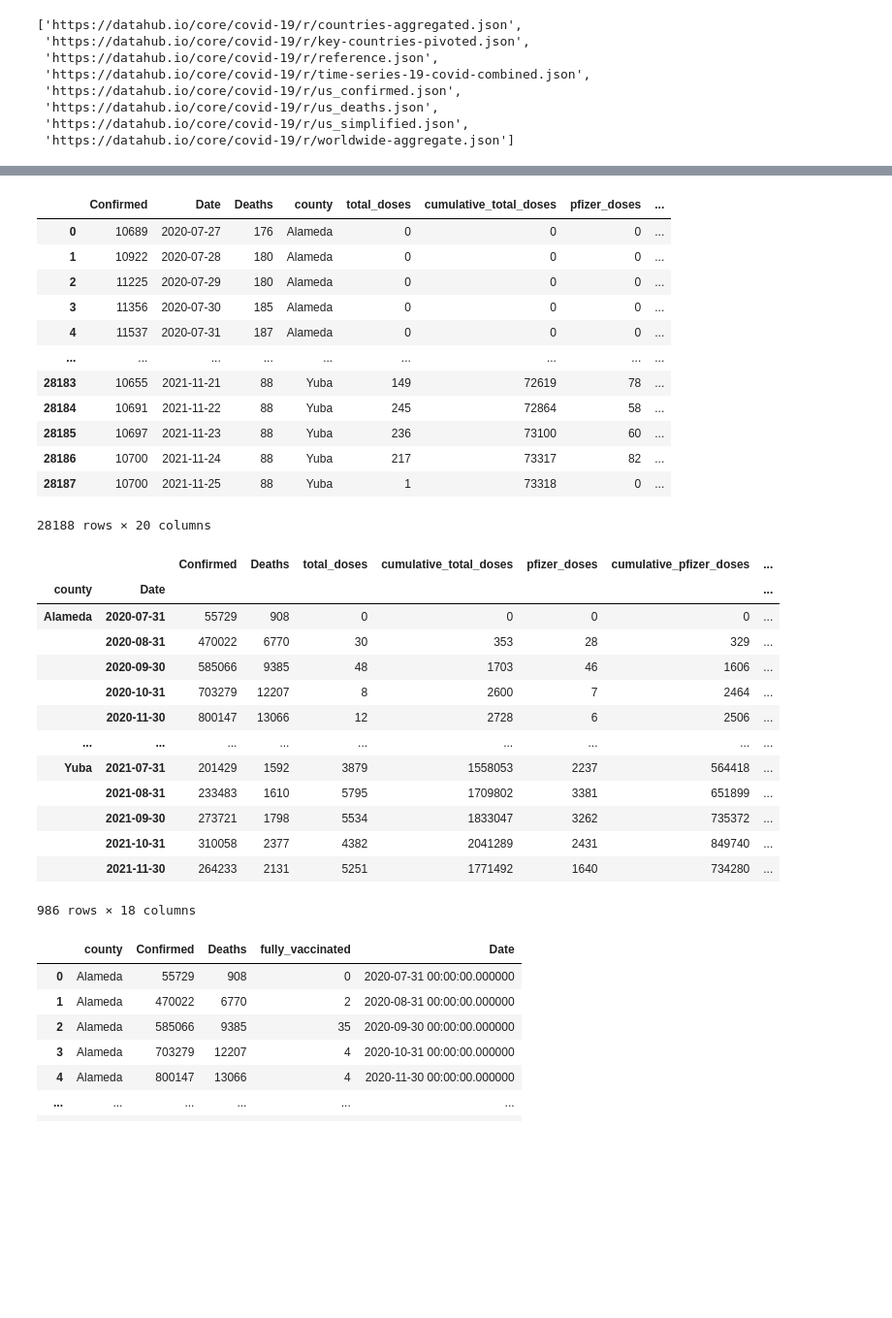
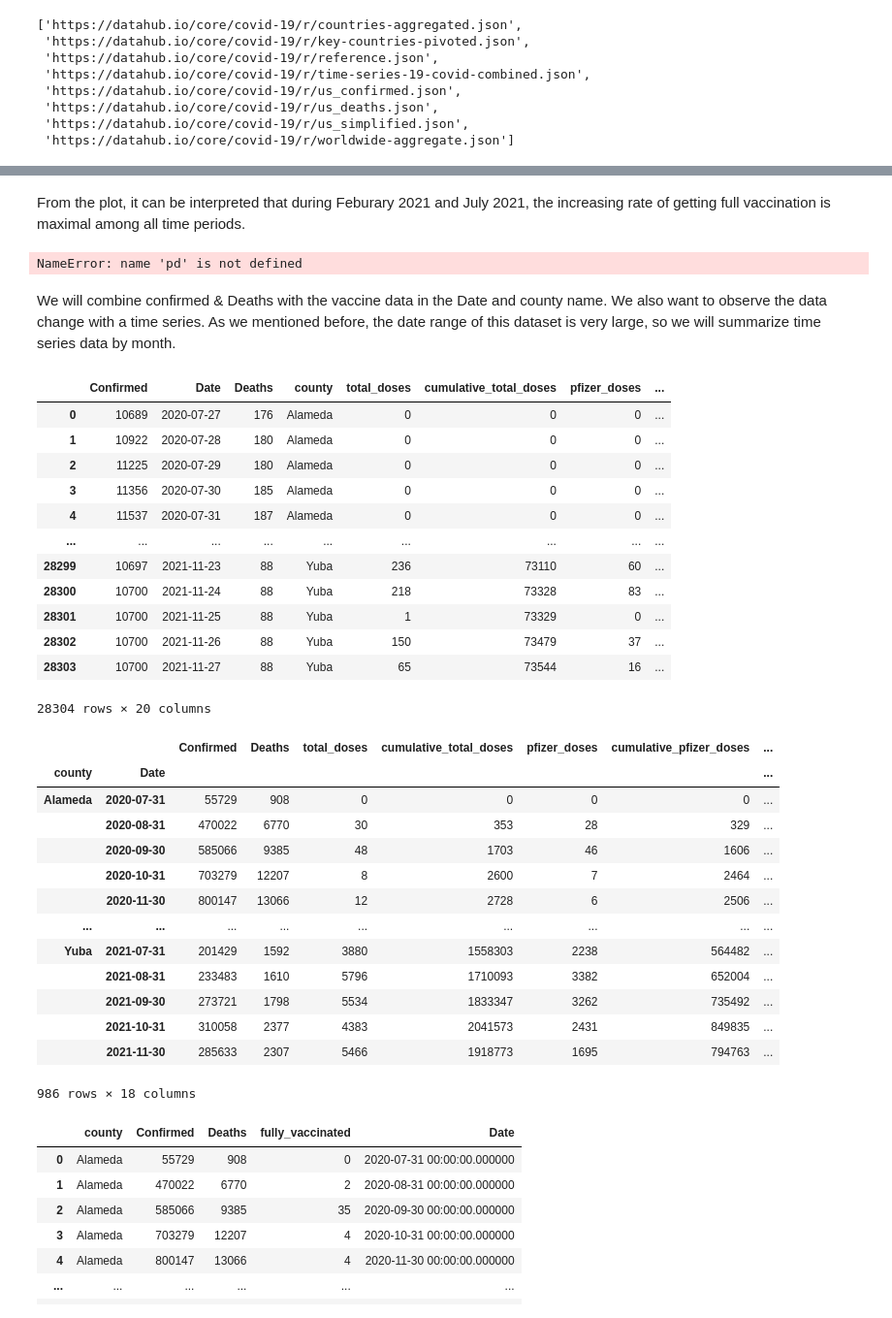
Before and after one commit to joeyzheng97/repo3, a Jupyter notebook: notebooks/pj.ipynb, the cells around one changed output, grey strips where cells are left out. Shown at 97% size. Saved outputs shown, nothing was run; the diff lists cells and outputs as text; code cells hidden in the pictures; blank space fills up the shorter version.

```diff
--- a/notebooks/pj.ipynb
+++ b/notebooks/pj.ipynb
@@ -157,6 +229,7 @@ plt.show()
 us_confirmed = df[5].drop('Country/Region', 1).rename(columns={"Case": "Confirmed"})
 us_deaths = df[6].drop('Country/Region', 1).rename(columns={"Case": "Deaths"})
 # %%
-us_simplified = us_confirmed.merge(us_deaths,how='left', left_on=['Date','Province/State','Admin2'],
-                   right_on = ['Date','Province/State','Admin2'])
-# 虽然知道df[7] 就是us_simplified. 但是老师不知道. 所以不能白写了我的merge table.
+us_simplified = us_confirmed.merge(us_deaths,how='left',
+                                   left_on=['Date','Province/State','Admin2'],
+                                   right_on = ['Date','Province/State','Admin2'])
+us_simplified
@@ -257,29 +422,33 @@ We can see that California has the greatest confirmed case. So we would like to
+# %% [markdown]
+From the plot, it can be interpreted that during Feburary 2021 and July 2021, the increasing rate of getting full vaccination is maximal among all time periods.
 # %%
-# https://data.chhs.ca.gov/api/3/action/datastore_create
 vac_url  = 'https://data.chhs.ca.gov/dataset/e283ee5a-cf18-4f20-a92c-ee94a2866ccd/resource/130d7ba2-b6eb-438d-a412-741bde207e1c/download/covid19vaccinesbycounty.csv'
 vac_data = pd.read_csv(vac_url)
 California_simplified = us_simplified[us_simplified['Province/State'] == 'California']
+# California_simplified
+# %% [output]
+NameError: name 'pd' is not defined
+# %% [markdown]
+We will combine confirmed & Deaths with the vaccine data in the Date and county name. We also want to observe the data change with a time series. As we mentioned before, the date range of this dataset is very large, so we will summarize time series data by month.
 # %%
-#combine confried/Deaths to the vaccine data
 vaccine = California_simplified.merge(vac_data,how='inner', left_on=['Date','Admin2'],
                    right_on = ['administered_date','county'])
 us_confirmed = df[5].drop('Country/Region', 1)
 vaccine = vaccine.drop(['administered_date','Admin2','Province/State','california_flag'],1)
-vaccine
 # %% [output]
 |  | Confirmed | Date | Deaths | county | total_doses | cumulative_total_doses | pfizer_doses | ... |
 | 0 | 10689 | 2020-07-27 | 176 | Alameda | 0 | 0 | 0 | ... |
 | 1 | 10922 | 2020-07-28 | 180 | Alameda | 0 | 0 | 0 | ... |
 | 2 | 11225 | 2020-07-29 | 180 | Alameda | 0 | 0 | 0 | ... |
 | 3 | 11356 | 2020-07-30 | 185 | Alameda | 0 | 0 | 0 | ... |
 | 4 | 11537 | 2020-07-31 | 187 | Alameda | 0 | 0 | 0 | ... |
 | ... | ... | ... | ... | ... | ... | ... | ... | ... |
-| 28183 | 10655 | 2021-11-21 | 88 | Yuba | 149 | 72619 | 78 | ... |
-| 28184 | 10691 | 2021-11-22 | 88 | Yuba | 245 | 72864 | 58 | ... |
-| 28185 | 10697 | 2021-11-23 | 88 | Yuba | 236 | 73100 | 60 | ... |
-| 28186 | 10700 | 2021-11-24 | 88 | Yuba | 217 | 73317 | 82 | ... |
-| 28187 | 10700 | 2021-11-25 | 88 | Yuba | 1 | 73318 | 0 | ... |
+| 28299 | 10697 | 2021-11-23 | 88 | Yuba | 236 | 73110 | 60 | ... |
+| 28300 | 10700 | 2021-11-24 | 88 | Yuba | 218 | 73328 | 83 | ... |
+| 28301 | 10700 | 2021-11-25 | 88 | Yuba | 1 | 73329 | 0 | ... |
+| 28302 | 10700 | 2021-11-26 | 88 | Yuba | 150 | 73479 | 37 | ... |
+| 28303 | 10700 | 2021-11-27 | 88 | Yuba | 65 | 73544 | 16 | ... |
-28188 rows × 20 columns
+28304 rows × 20 columns
 # %%
 # group data with county and timefrequency(month)
 vaccine['Date'] = pd.to_datetime(vaccine['Date'].astype(str)).values
@@ -294,11 +463,11 @@ month
 |  | 2020-10-31 | 703279 | 12207 | 8 | 2600 | 7 | 2464 | ... |
 |  | 2020-11-30 | 800147 | 13066 | 12 | 2728 | 6 | 2506 | ... |
 | ... | ... | ... | ... | ... | ... | ... | ... | ... |
-| Yuba | 2021-07-31 | 201429 | 1592 | 3879 | 1558053 | 2237 | 564418 | ... |
-|  | 2021-08-31 | 233483 | 1610 | 5795 | 1709802 | 3381 | 651899 | ... |
-|  | 2021-09-30 | 273721 | 1798 | 5534 | 1833047 | 3262 | 735372 | ... |
-|  | 2021-10-31 | 310058 | 2377 | 4382 | 2041289 | 2431 | 849740 | ... |
-|  | 2021-11-30 | 264233 | 2131 | 5251 | 1771492 | 1640 | 734280 | ... |
+| Yuba | 2021-07-31 | 201429 | 1592 | 3880 | 1558303 | 2238 | 564482 | ... |
+|  | 2021-08-31 | 233483 | 1610 | 5796 | 1710093 | 3382 | 652004 | ... |
+|  | 2021-09-30 | 273721 | 1798 | 5534 | 1833347 | 3262 | 735492 | ... |
+|  | 2021-10-31 | 310058 | 2377 | 4383 | 2041573 | 2431 | 849835 | ... |
+|  | 2021-11-30 | 285633 | 2307 | 5466 | 1918773 | 1695 | 794763 | ... |
 986 rows × 18 columns
 # %%
 vac_conn = sqla.create_engine('sqlite:///../data/vaccine.sqlite')
```
Also changed, not shown: parts of 69 cells of this notebook, 2 other files.
